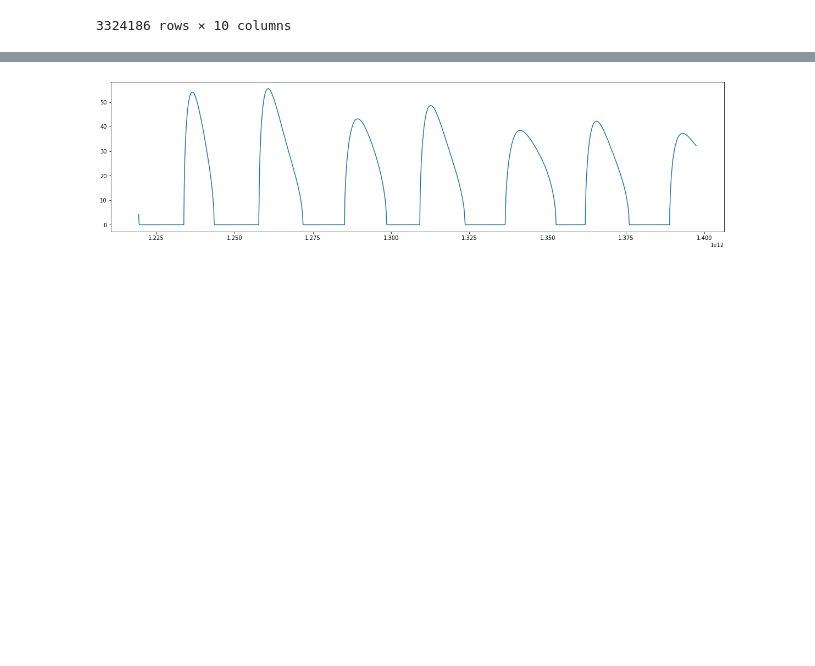
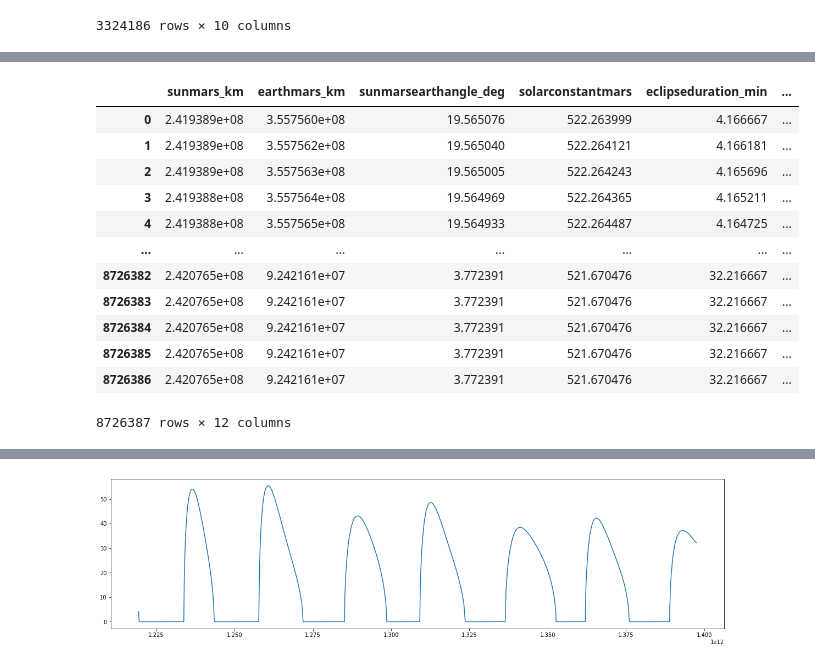
Before and after one commit to YamSok/MarsExpress, a Jupyter notebook: traitement_donnees.ipynb, the cells around one changed output, grey strips where cells are left out. Drawn from its saved outputs; the diff is of its cells as text; code cells hidden in the pictures; blank space fills up the shorter version.

```diff
--- a/traitement_donnees.ipynb
+++ b/traitement_donnees.ipynb
@@ -464,0 +369,16 @@ combined
+# %%
+combined
+# %% [output]
+|  | sunmars_km | earthmars_km | sunmarsearthangle_deg | solarconstantmars | eclipseduration_min | ... |
+| 0 | 2.419389e+08 | 3.557560e+08 | 19.565076 | 522.263999 | 4.166667 | ... |
+| 1 | 2.419389e+08 | 3.557562e+08 | 19.565040 | 522.264121 | 4.166181 | ... |
+| 2 | 2.419389e+08 | 3.557563e+08 | 19.565005 | 522.264243 | 4.165696 | ... |
+| 3 | 2.419388e+08 | 3.557564e+08 | 19.564969 | 522.264365 | 4.165211 | ... |
+| 4 | 2.419388e+08 | 3.557565e+08 | 19.564933 | 522.264487 | 4.164725 | ... |
+| ... | ... | ... | ... | ... | ... | ... |
+| 8726382 | 2.420765e+08 | 9.242161e+07 | 3.772391 | 521.670476 | 32.216667 | ... |
+| 8726383 | 2.420765e+08 | 9.242161e+07 | 3.772391 | 521.670476 | 32.216667 | ... |
+| 8726384 | 2.420765e+08 | 9.242161e+07 | 3.772391 | 521.670476 | 32.216667 | ... |
+| 8726385 | 2.420765e+08 | 9.242161e+07 | 3.772391 | 521.670476 | 32.216667 | ... |
+| 8726386 | 2.420765e+08 | 9.242161e+07 | 3.772391 | 521.670476 | 32.216667 | ... |
+8726387 rows × 12 columns
```
Also changed, not shown: parts of 22 cells of this notebook.
